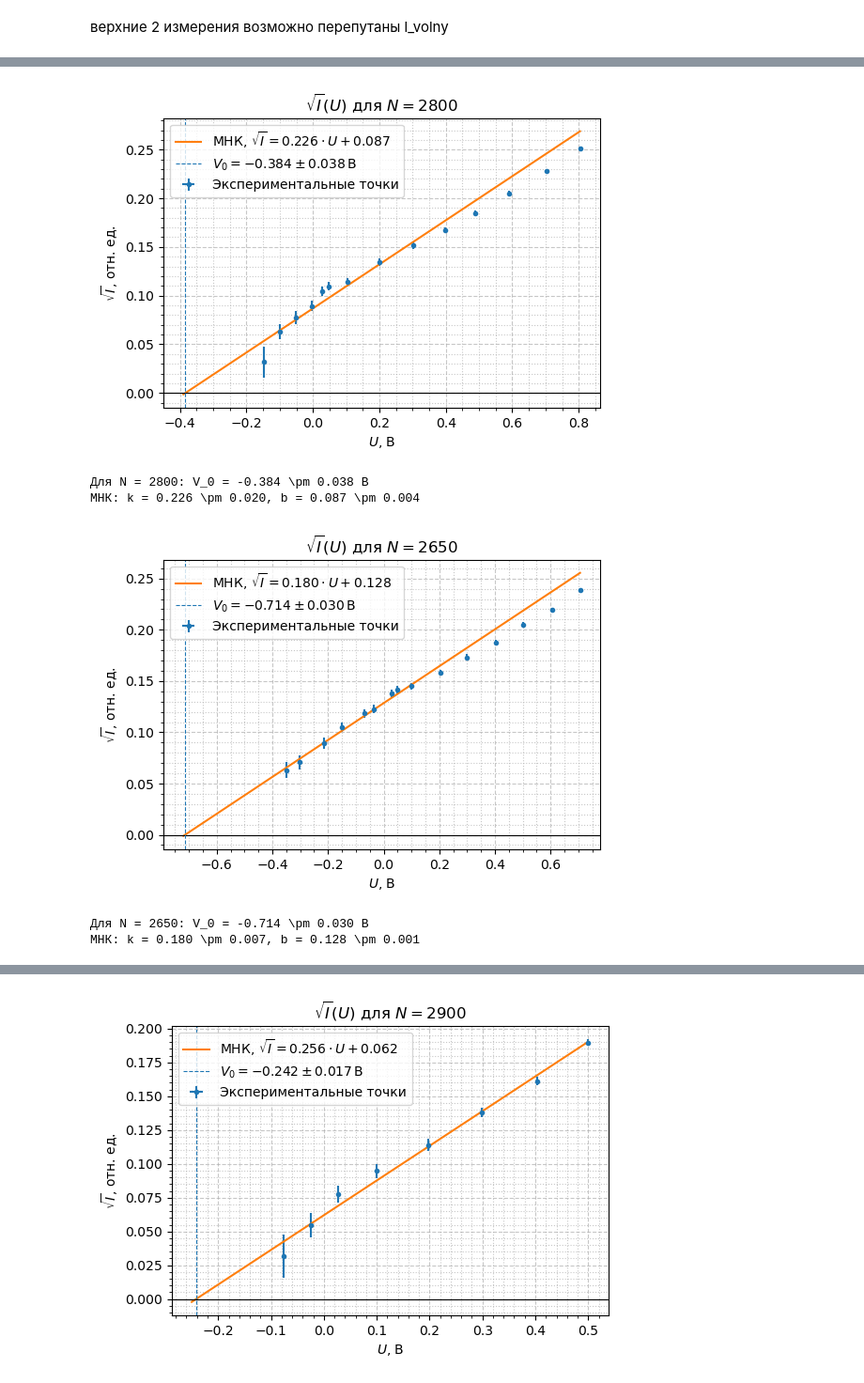
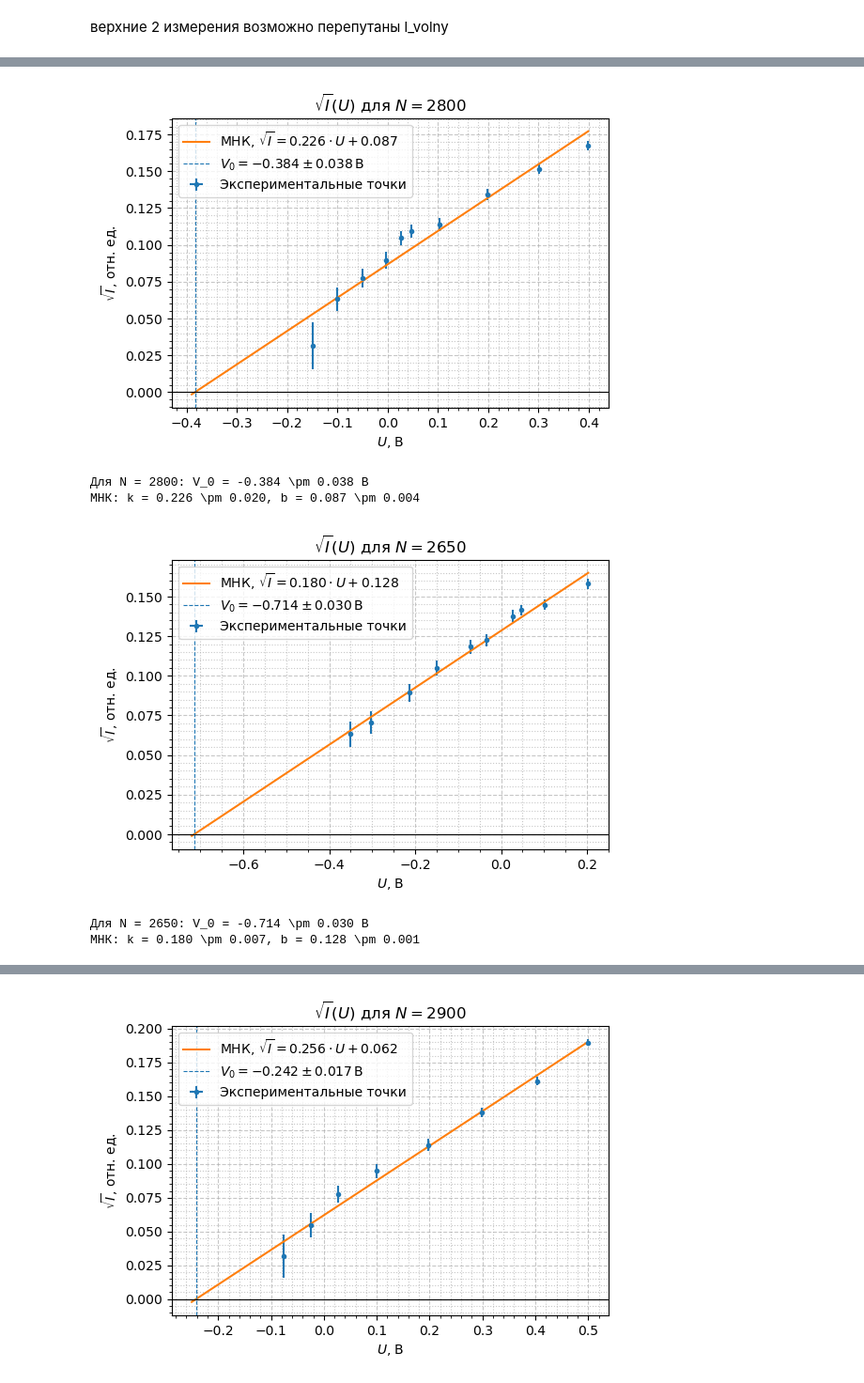
Before and after one commit to UjeNeTORT/labs, a Jupyter notebook: sem_5/5.1.1/laba.ipynb, the cells around one changed output, grey strips where cells are left out. Shown at 94% size. Saved outputs shown, nothing was run; the diff lists cells and outputs as text; code cells hidden in the pictures.

```diff
--- a/sem_5/5.1.1/laba.ipynb
+++ b/sem_5/5.1.1/laba.ipynb
@@ -324,35 +343,38 @@ U_fit = U_pos[-num_fit:]
 sqrtI_fit = sqrtI[-num_fit:]
 
 k, b, sigma_k, sigma_b = LeastSquares(U_fit, sqrtI_fit)
 
 V0 = -b / k
 dV0 = np.sqrt((b / k**2)**2 * sigma_k**2 + (1 / k)**2 * sigma_b**2)
 
-U_line = np.linspace(-0.39, U_pos.max(), 300)
+U_line = np.linspace(-0.39, U_pos[-num_fit], 300)
 sqrtI_line = k * U_line + b
 
+U_pos = U_pos[-num_fit:]
+sqrtI = sqrtI[-num_fit:]
+sqrtI_err = sqrtI_err[-num_fit:]
 plt.figure(figsize=(6, 4))
 plt.errorbar(U_pos, sqrtI, xerr=U_err, yerr=sqrtI_err, fmt='.', label=r'Экспериментальные точки')
 plt.plot(U_line, sqrtI_line, label=rf'МНК, $\sqrt{{I}} = {k:.3f} \cdot U + {b:.3f}$')
 plt.axhline(0, linewidth=0.8, color='k')
 plt.axvline(V0, linestyle='--', linewidth=0.8, label=rf'$V_0 = {V0:.3f} \pm {dV0:.3f}\,\mathrm{{В}}$')
 
 plt.xlabel(r'$U$, В')
 plt.ylabel(r'$\sqrt{I}$, отн. ед.')
 plt.title(rf'$\sqrt{{I}}(U)$ для $N = {l_volny}$')
 plt.minorticks_on()
 plt.grid(True, linestyle='--', alpha=0.7, which='major')
 plt.grid(True, linestyle=':', alpha=0.7, which='minor')
 plt.legend()
 plt.show()
 
 print(rf'Для N = {l_volny}: V_0 = {V0:.3f} \pm {dV0:.3f} В')
 print(rf'МНК: k = {k:.3f} \pm {sigma_k:.3f}, b = {b:.3f} \pm {sigma_b:.3f}')
 
 V_2800 = V0
 sigma_V_2800 = dV0
 # %% [output]
-[figure, old version]
+[figure, new version]
 Для N = 2800: V_0 = -0.384 \pm 0.038 В
 МНК: k = 0.226 \pm 0.020, b = 0.087 \pm 0.004
 # %%
@@ -392,9 +414,12 @@ k, b, sigma_k, sigma_b = LeastSquares(U_fit, sqrtI_fit)
 V0 = -b / k
 dV0 = np.sqrt((b / k**2)**2 * sigma_k**2 + (1 / k)**2 * sigma_b**2)
 
-U_line = np.linspace(-0.72, U_pos.max(), 300)
+U_line = np.linspace(-0.72, U_pos[-num_fit], 300)
 sqrtI_line = k * U_line + b
 
+U_pos = U_pos[-num_fit:]
+sqrtI = sqrtI[-num_fit:]
+sqrtI_err = sqrtI_err[-num_fit:]
 plt.figure(figsize=(6, 4))
 plt.errorbar(U_pos, sqrtI, xerr=U_err, yerr=sqrtI_err, fmt='.', label=r'Экспериментальные точки')
 plt.plot(U_line, sqrtI_line, label=rf'МНК, $\sqrt{{I}} = {k:.3f} \cdot U + {b:.3f}$')
@@ -416,7 +441,7 @@ print(rf'МНК: k = {k:.3f} \pm {sigma_k:.3f}, b = {b:.3f} \pm {sigma_b:.3f}')
 V_2650 = V0
 sigma_V_2650 = dV0
 # %% [output]
-[figure, old version]
+[figure, new version]
 Для N = 2650: V_0 = -0.714 \pm 0.030 В
 МНК: k = 0.180 \pm 0.007, b = 0.128 \pm 0.001
 # %%
```
Also changed, not shown: parts of 13 cells of this notebook.
